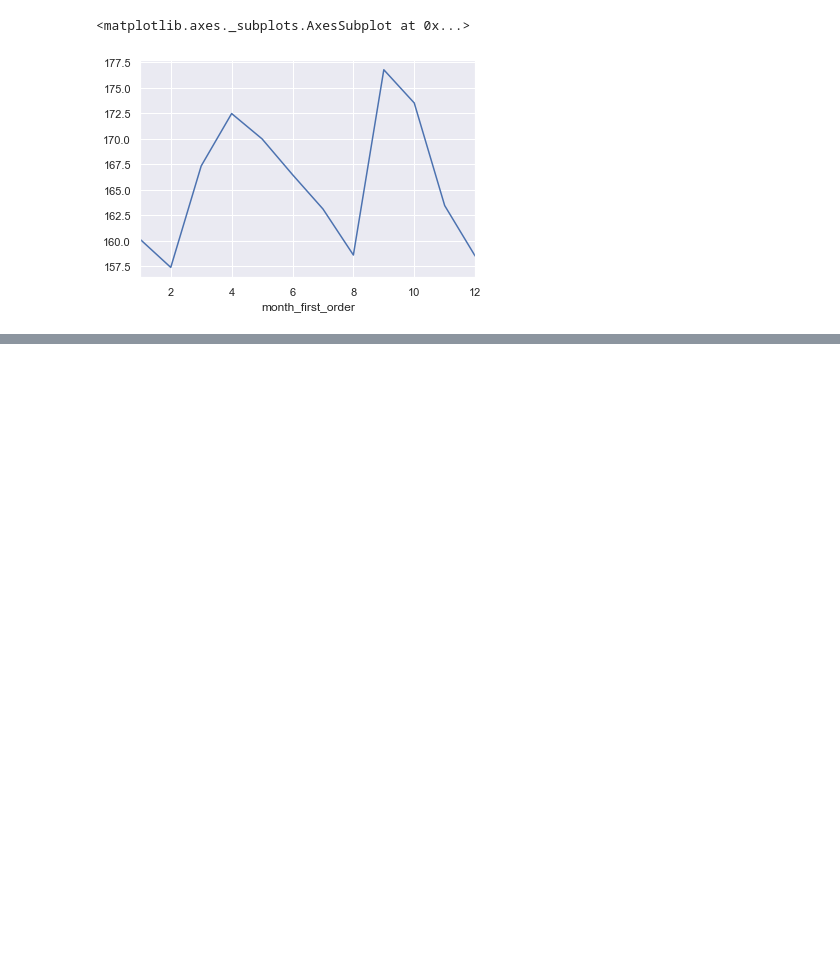
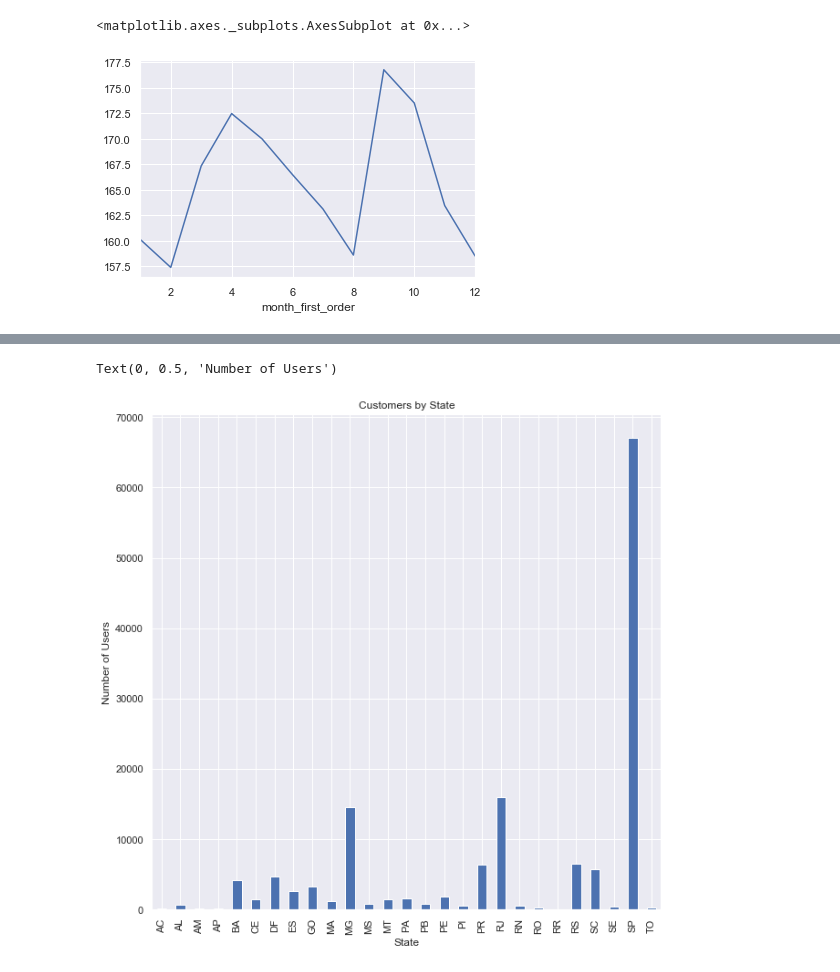
Before and after one commit to rachelleperez/Olist, a Jupyter notebook: Olist_Notebook.ipynb, the cells around one changed output, grey strips where cells are left out. Drawn from its saved outputs; the diff is of its cells as text; code cells hidden in the pictures; blank space fills up the shorter version.

```diff
--- a/Olist_Notebook.ipynb
+++ b/Olist_Notebook.ipynb
@@ -355,4 +427,4 @@ df.groupby('month_first_order').mean().total_paid_first_6_months.plot()
 # Next step, let's add customer's demographic data.
 # Although customer cities are given in data, given zip codes were mapped with geolocation reference data to generate city/state
 
-pd.read
+customer_demo = pd.read_csv('customer_demographics.csv',na_values=['NULL'],encoding='latin-1')
@@ -360,0 +440,5 @@ AttributeError: module 'pandas' has no attribute 'read'
+# %%
+# There are dupes in table. Should be dropped
+
+customer_demo.drop_duplicates(subset ="customer_unique_id",
+                     keep = False, inplace = True)
@@ -360,0 +458,3 @@ AttributeError: module 'pandas' has no attribute 'read'
+# %%
+customers_by_state = customer_demo.groupby("customer_geo_state").count().customer_unique_id
+customers_by_state
@@ -360,0 +479,10 @@ AttributeError: module 'pandas' has no attribute 'read'
+# %%
+fig = plt.figure(figsize=(10,10))
+ax = fig.gca()
+customers_by_state.plot(kind = 'bar', ax = ax)
+ax.set_title('Customers by State')
+ax.set_xlabel('State')
+ax.set_ylabel('Number of Users')
+# %% [output]
+Text(0, 0.5, 'Number of Users')
+[figure, added]
```
Also changed, not shown: parts of 21 cells of this notebook, 2 other files.
